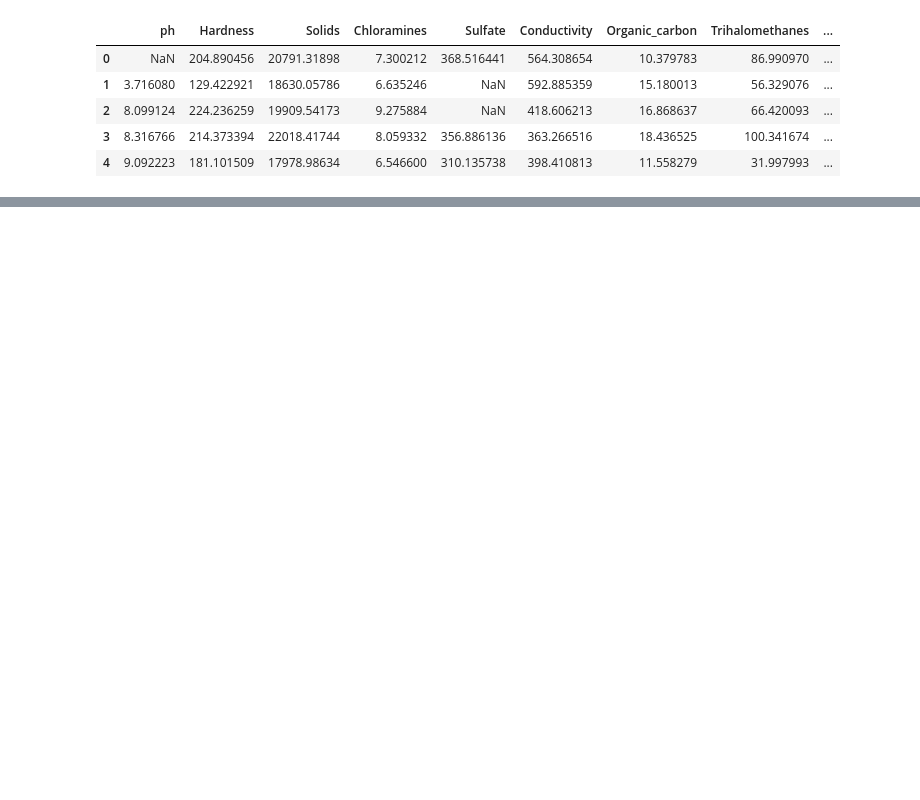
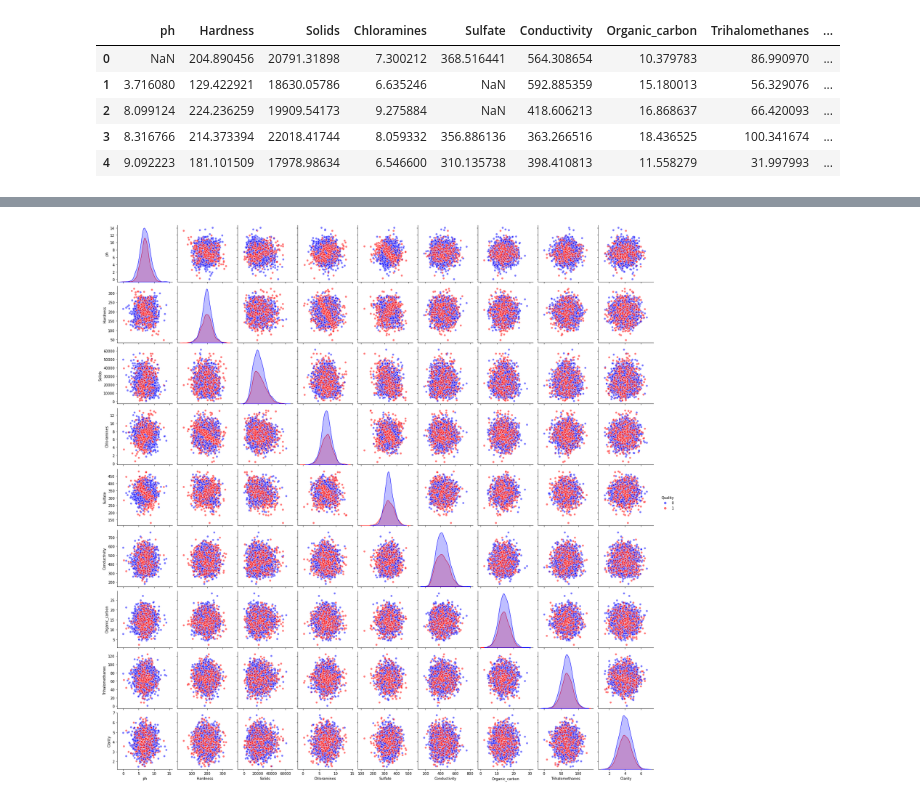
Before and after one commit to REHXZ/AIML-CA1, a Jupyter notebook: CA1.ipynb, the cells around one changed output, grey strips where cells are left out. Saved outputs shown, nothing was run; the diff lists cells and outputs as text; code cells hidden in the pictures; blank space fills up the shorter version.

```diff
--- a/CA1.ipynb
+++ b/CA1.ipynb
@@ -70,0 +190,5 @@ df.head(10)
+# %%
+sns.pairplot(df, hue="Quality", palette=["#0000ff88", "#ff000088" ])
+plt.show()
+# %% [output]
+[figure, added]
```
Also changed, not shown: parts of 44 cells of this notebook, 1 other file.
